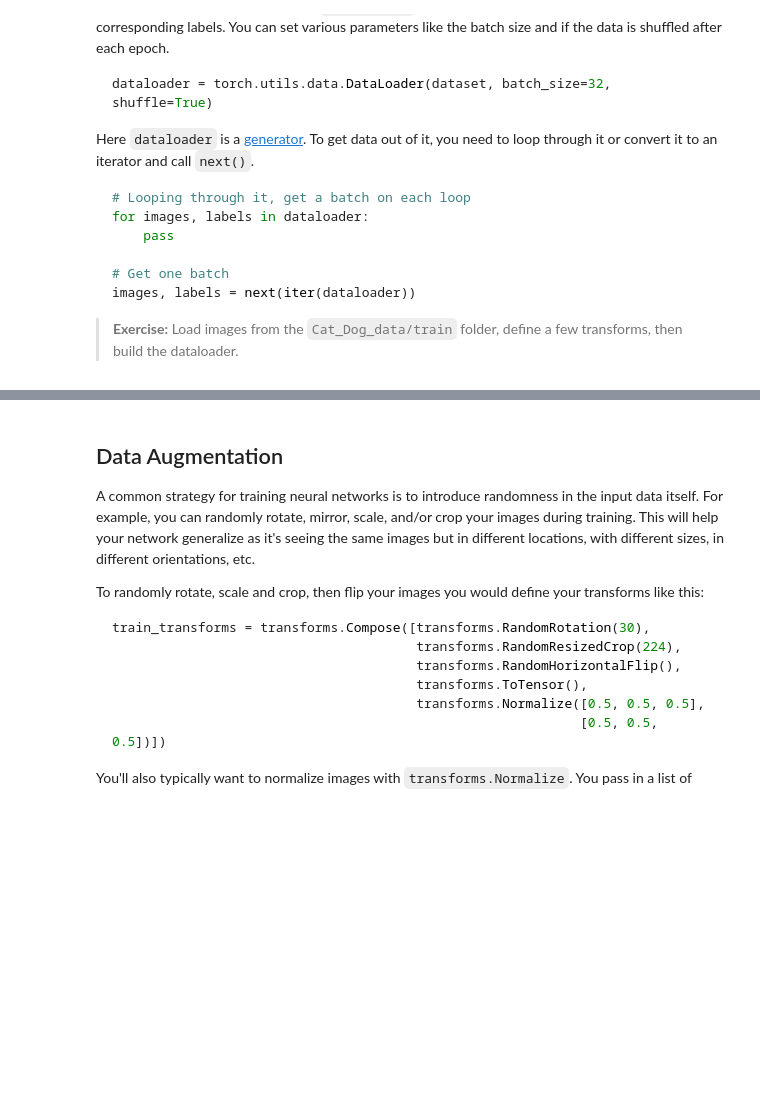
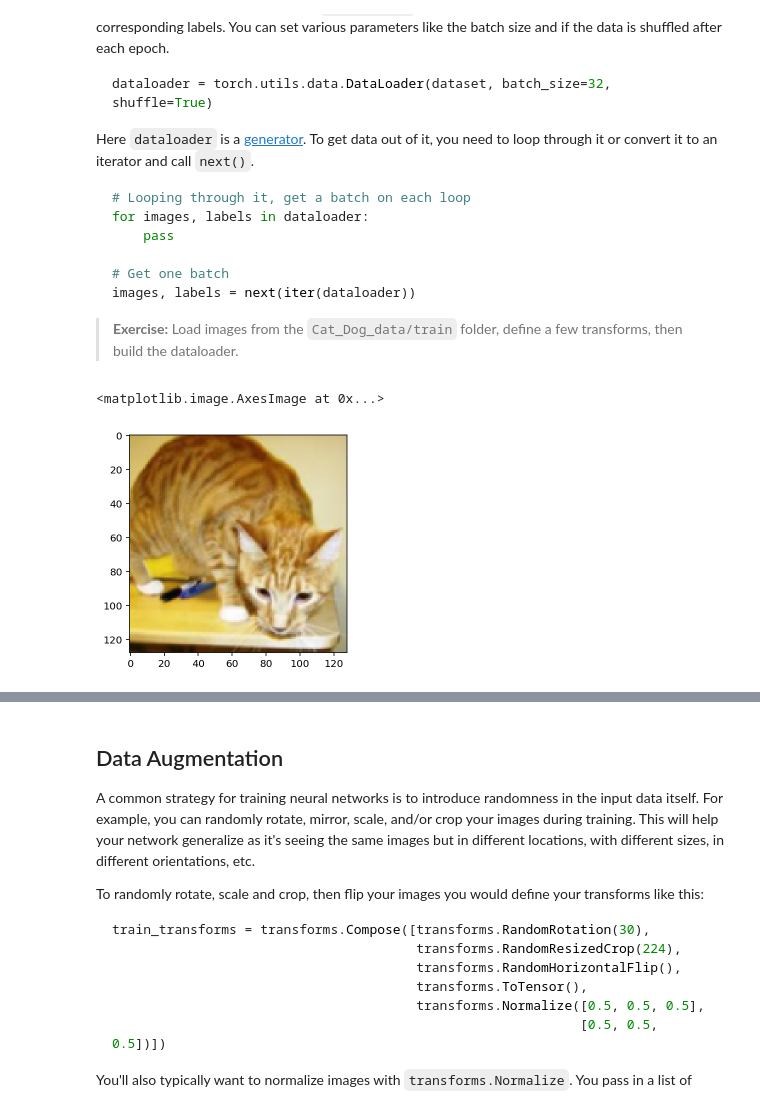
Before and after one commit to theodormoroianu/FirstYearCourses, a Jupyter notebook: ML/intro-to-pytorch/Part 7 - Loading Image Data (Exercises).ipynb, the cells around one changed output, grey strips where cells are left out. Saved outputs shown, nothing was run; the diff lists cells and outputs as text; code cells hidden in the pictures; blank space fills up the shorter version.

```diff
--- a/ML/intro-to-pytorch/Part 7 - Loading Image Data (Exercises).ipynb
+++ b/ML/intro-to-pytorch/Part 7 - Loading Image Data (Exercises).ipynb
@@ -80,7 +74,22 @@ dataloader = # TODO: use the ImageFolder dataset to create the DataLoader
+# %%
+data_dir = 'Cat_Dog_data/train'
+
+transform = transforms.Compose([
+    transforms.Resize(256),
+    transforms.CenterCrop(256),
+    transforms.ToTensor()
+])
+
+dataset = datasets.ImageFolder(data_dir, transform=transform)
+dataloader = torch.utils.data.DataLoader(dataset, batch_size=256, shuffle=True)
 # %%
 # Run this to test your data loader
 images, labels = next(iter(dataloader))
-helper.imshow(images[0], normalize=False)
+
+plt.imshow(images[0].permute([1, 2, 0]))
+# %% [output]
+<matplotlib.image.AxesImage at 0x...>
+[figure, added]
 # %% [markdown]
 If you loaded the data correctly, you should see something like this (your image will be different):
 
```
Also changed, not shown: parts of 1 cell of this notebook, 10 other files.
